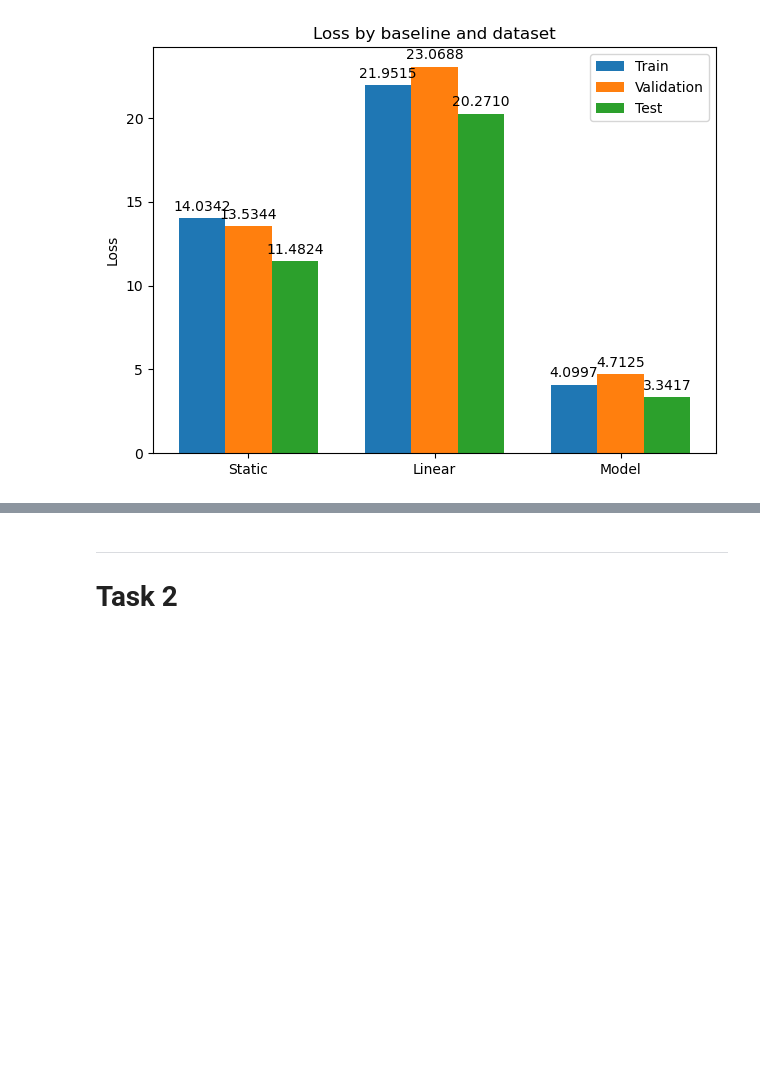
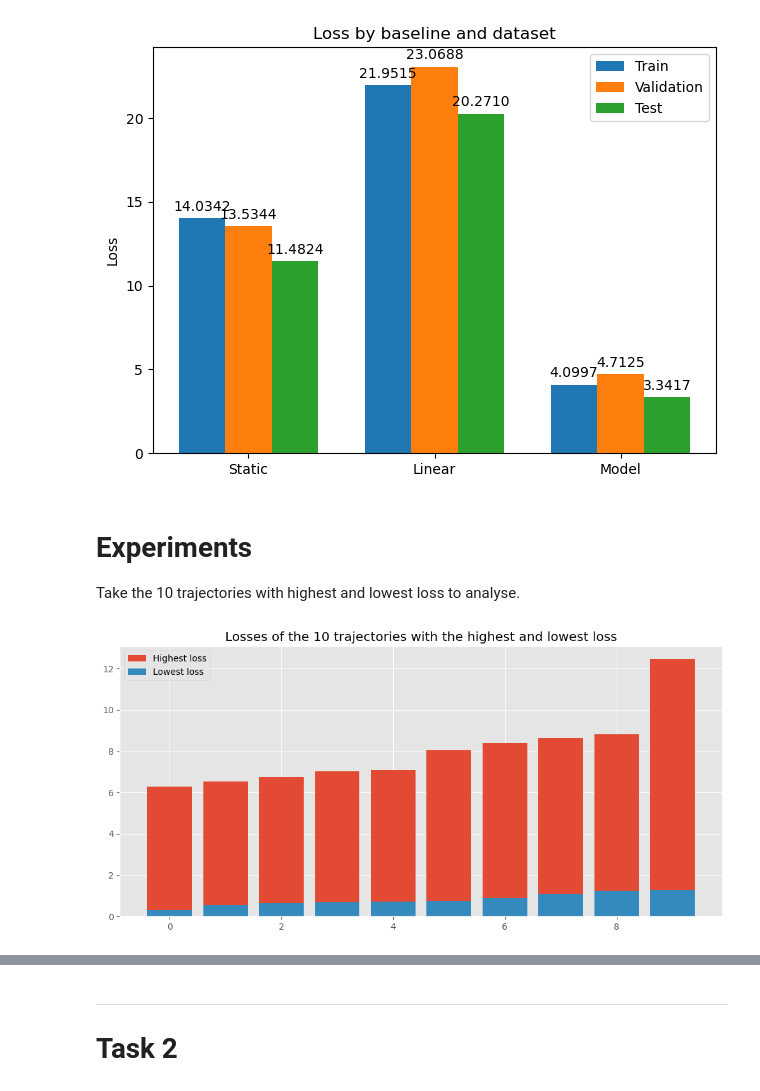
Before and after one commit to lzolyomi/2AMM10-DeepLearning, a Jupyter notebook: Assignment 2/Task1_Experiments.ipynb, the cells around one changed output, grey strips where cells are left out. Drawn from its saved outputs; the diff is of its cells as text; code cells hidden in the pictures; blank space fills up the shorter version.

Commit message:
Add experiment for 6a

```diff
--- a/Assignment 2/Task1_Experiments.ipynb
+++ b/Assignment 2/Task1_Experiments.ipynb
@@ -416,3 +421,43 @@ autolabel(rects3)
 fig.tight_layout()
 # %% [output]
 [figure]
+# %% [markdown]
+# Experiments
+
+Take the 10 trajectories with highest and lowest loss to analyse.
+# %%
+# 6a experiment: grab 10 trajectories from the experiment set that were correctly predicted and 10 that were incorrectly predicted to analyse them
+
+experiment_dataloader = DataLoader(test_dataset, batch_size=1)
+
+experiment_losses = []
+experiment_predictions = []
+experiment_labels = []
+
+model.eval()
+with torch.no_grad():
+    for batch in experiment_dataloader:
+        batch = batch.cpu()
+        out = model.cpu()(batch)
+        loss = criterion(out, batch.y)
+        experiment_losses.append(loss.item())
+        experiment_predictions.append(out)
+        experiment_labels.append(batch.y)
+
+# Get the indices of the 10 trajectories with the highest loss
+highest_loss_indices = np.argsort(experiment_losses)[-10:]
+
+# Get the indices of the 10 trajectories with the lowest loss
+lowest_loss_indices = np.argsort(experiment_losses)[:10]
+
+# np.array(experiment_losses)[highest_loss_indices]
+# plot 10 bars with the losses of the 10 trajectories with the highest loss and the 10 trajectories with the lowest loss with the same y-axis
+plt.figure(figsize=(10, 5))
+plt.bar(np.arange(10), np.array(experiment_losses)[highest_loss_indices], label='Highest loss')
+plt.bar(np.arange(10), np.array(experiment_losses)[lowest_loss_indices], label='Lowest loss')
+plt.title('Losses of the 10 trajectories with the highest and lowest loss')
+plt.tight_layout()
+plt.legend()
+plt.show()
+# %% [output]
+[figure, added]
```
Also changed, not shown: parts of 6 cells of this notebook.
